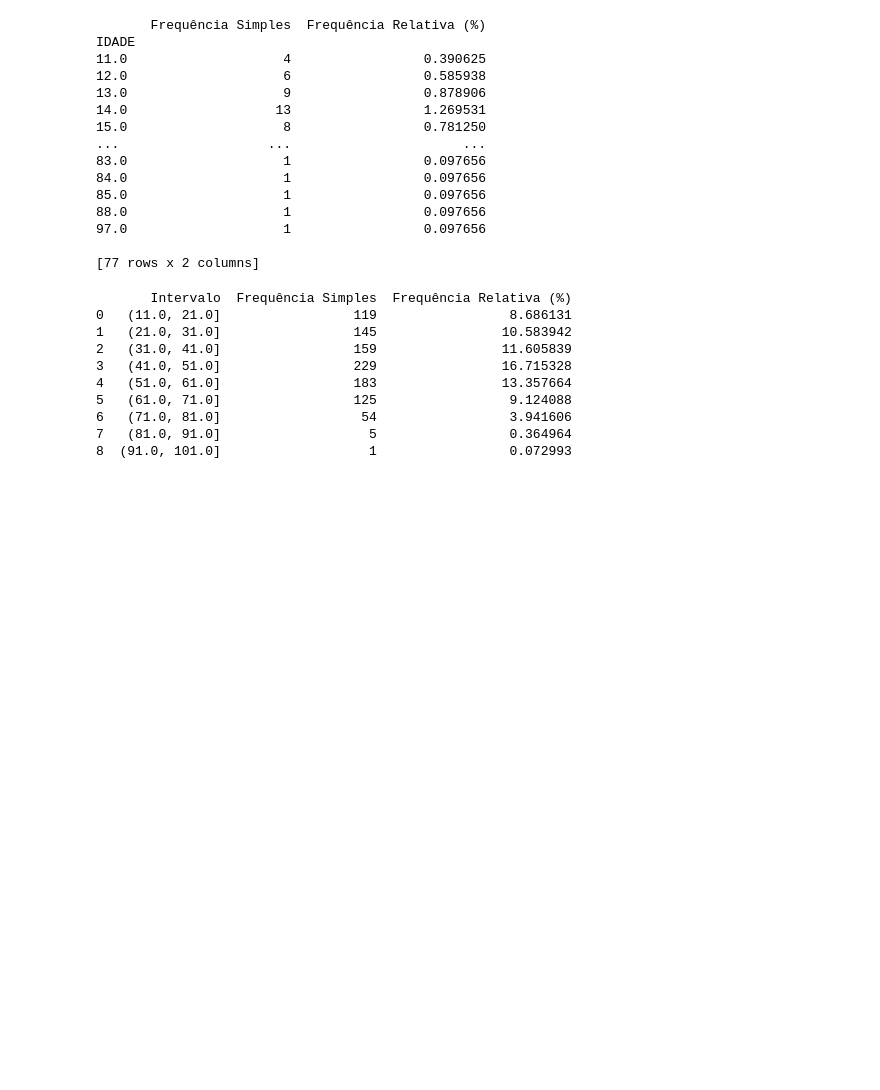
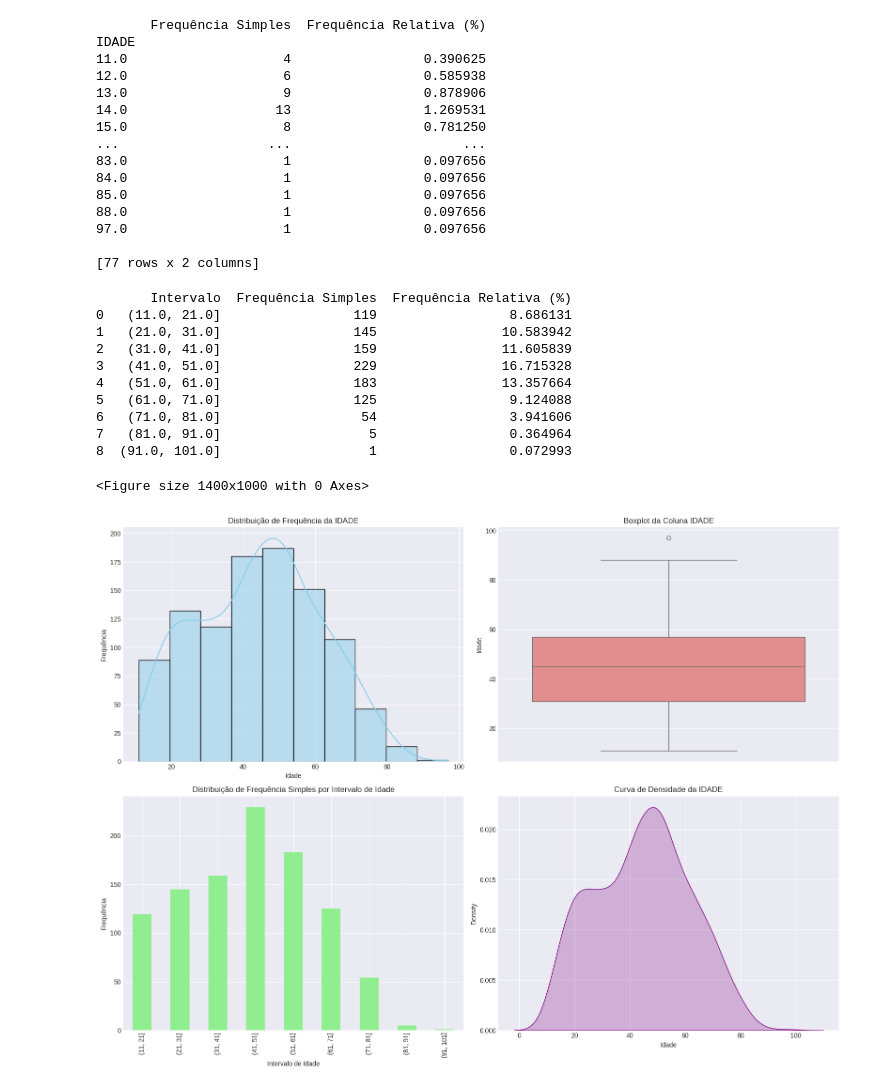
Before and after one commit to LuisSeabra/MVP_analise_dados, a Jupyter notebook: Cópia_de_membros_PIB.ipynb, the cells around one changed output. Cells and saved outputs as stored; diff of their text form; code cells hidden in the pictures; blank space fills up the shorter version.

```diff
--- a/Cópia_de_membros_PIB.ipynb
+++ b/Cópia_de_membros_PIB.ipynb
@@ -436,3 +436,48 @@ print(tabela_frequencia)
 6   (71.0, 81.0]                  54                 3.941606
 7   (81.0, 91.0]                   5                 0.364964
 8  (91.0, 101.0]                   1                 0.072993
+# %%
+import pandas as pd
+import matplotlib.pyplot as plt
+import seaborn as sns
+
+# Carregar o DataFrame (supondo que df_membros já está carregado)
+# Aqui você pode ajustar conforme seu arquivo ou contexto
+
+# Configurações gerais de estilo
+plt.style.use('seaborn-darkgrid')
+plt.figure(figsize=(14, 10))
+
+# Criar o layout do "dashboard" com subplots
+fig, axs = plt.subplots(2, 2, figsize=(16, 12))
+
+# Gráfico 1: Histograma da distribuição de IDADE
+sns.histplot(df_membros['IDADE'], bins=10, kde=True, ax=axs[0, 0], color='skyblue')
+axs[0, 0].set_title('Distribuição de Frequência da IDADE')
+axs[0, 0].set_xlabel('Idade')
+axs[0, 0].set_ylabel('Frequência')
+
+# Gráfico 2: Boxplot da IDADE
+sns.boxplot(data=df_membros, y='IDADE', ax=axs[0, 1], color='lightcoral')
+axs[0, 1].set_title('Boxplot da Coluna IDADE')
+axs[0, 1].set_ylabel('Idade')
+
+# Gráfico 3: Gráfico de barras da frequência de IDADE por intervalos de 10 anos
+bins = pd.cut(df_membros['IDADE'], bins=range(int(df_membros['IDADE'].min()), int(df_membros['IDADE'].max()) + 10, 10))
+idade_freq = bins.value_counts().sort_index()
+idade_freq.plot(kind='bar', ax=axs[1, 0], color='lightgreen')
+axs[1, 0].set_title('Distribuição de Frequência Simples por Intervalo de Idade')
+axs[1, 0].set_xlabel('Intervalo de Idade')
+axs[1, 0].set_ylabel('Frequência')
+
+# Gráfico 4: Gráfico de densidade da IDADE
+sns.kdeplot(df_membros['IDADE'], ax=axs[1, 1], color='purple', fill=True)
+axs[1, 1].set_title('Curva de Densidade da IDADE')
+axs[1, 1].set_xlabel('Idade')
+
+# Ajustar o layout
+plt.tight_layout()
+plt.show()
+# %% [output]
+<Figure size 1400x1000 with 0 Axes>
+[figure, added]
```
